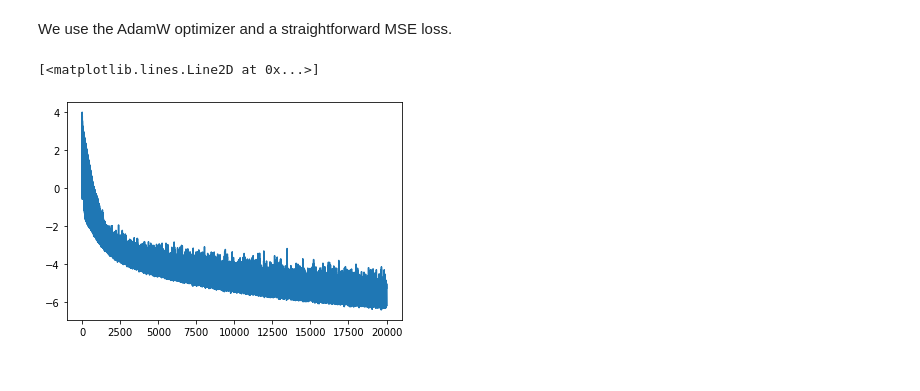
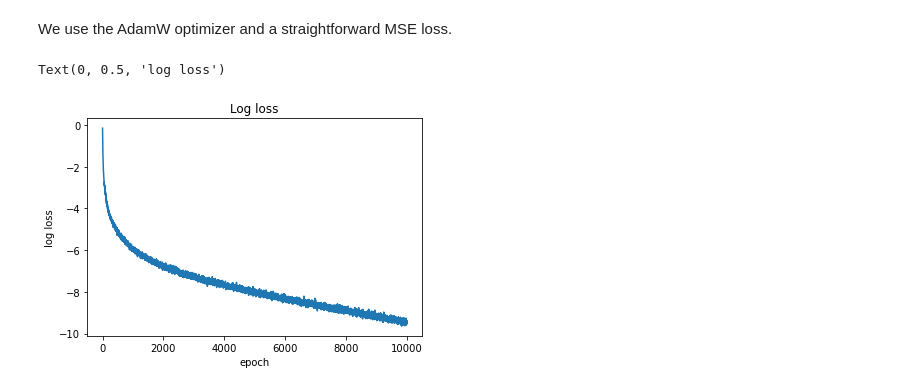
Before and after one commit to zhangir-azerbayev/time-series-circuits, a Jupyter notebook: main.ipynb, the cells around one changed output. Cells and saved outputs as stored; diff of their text form; code cells hidden in the pictures.

```diff
--- a/main.ipynb
+++ b/main.ipynb
@@ -10,3 +12,15 @@ from torch.utils.data import TensorDataset, DataLoader
 from torch.optim import AdamW
 import math
 from tqdm import tqdm
+import pandas
+import numpy as np
+import random
+
+# random seeds
+random.seed(10)
+np.random.seed(10)
+torch.manual_seed(10)
+
+
+# this will be server specific
+device = 'cuda:5'
@@ -66,7 +85,7 @@ class TimeFormer(torch.nn.Module):
         self.positional_embed = nn.Embedding(max_seqlen, d_in)
 
         encoder_layer = nn.TransformerEncoderLayer(d_in,
-                                                        nhead=8,
+                                                        nhead=num_heads,
                                                         dim_feedforward=d_model,
                                                         activation='gelu',
                                                         batch_first=True
@@ -84,11 +103,12 @@ class TimeFormer(torch.nn.Module):
     def forward(self, x):
         batch_size, seqlen = x.size()
 
-        mask = torch.tril(torch.ones((seqlen, seqlen)),
+        mask = torch.tril(torch.ones((seqlen, seqlen), device=x.device),
                           diagonal=1)
 
         conv_embedding = self.conv_embed(x)
-        pos_embedding = self.positional_embed(torch.arange(seqlen))
+        pos_embedding = self.positional_embed(torch.arange(seqlen,
+                                                          device=x.device))
 
         input_embedding = conv_embedding + pos_embedding
 
@@ -159,8 +180,6 @@ To make sure there are no bugs in our code, we'll train our TimeFormer model on
 # %%
 sinewave = torch.sin(torch.linspace(0, 8*math.pi, 256))
-sinewave1 = torch.sin(2*torch.linspace(1, 20, 256)+1)
-quadratic = torch.linspace(0, 4, 256) ** 2
+sinewave1 = torch.cos(torch.linspace(2, 5, 256))
 
-tnsr = torch.stack((sinewave, sinewave1, quadratic))
-print(tnsr)
+tnsr = torch.stack((sinewave, sinewave1))
 miniset = TensorDataset(tnsr)
@@ -189,8 +190,9 @@ minimodel = TimeFormer(d_in = 64,
                    d_model = 256,
                    max_seqlen = 256,
                    num_heads = 4,
-                  )
+                  ).to(device)
 
+#"3e-4 is the best learning rate for Adam, hands down" - Andrej Karpathy
 lr = 3e-4
 optimizer = AdamW(minimodel.parameters(), lr=lr)
 
@@ -198,27 +200,30 @@ loss_fn = nn.MSELoss()
 # %%
 num_epochs = 10000
 
 miniloader = DataLoader(miniset, batch_size=2)
 
 log_losses = []
 for i in tqdm(range(num_epochs)):
     for _, batch in enumerate(miniloader):
         optimizer.zero_grad()
 
-        batch = batch[0]
+        batch = batch[0].to(device)
         outs = minimodel.forward(batch)
 
         target = batch[:, 1:]
         predictions = outs[:, :-1]
 
         loss = loss_fn(target, predictions)
 
         loss.backward()
         optimizer.step()
         log_losses.append(math.log(loss.item()))
 
 plt.plot(log_losses)
+plt.title("Log loss")
+plt.xlabel("epoch")
+plt.ylabel("log loss")
 # %% [output]
-[<matplotlib.lines.Line2D at 0x...>]
+Text(0, 0.5, 'log loss')
-[figure, old version]
+[figure, new version]
 # %%
```
Also changed, not shown: parts of 36 cells of this notebook.
